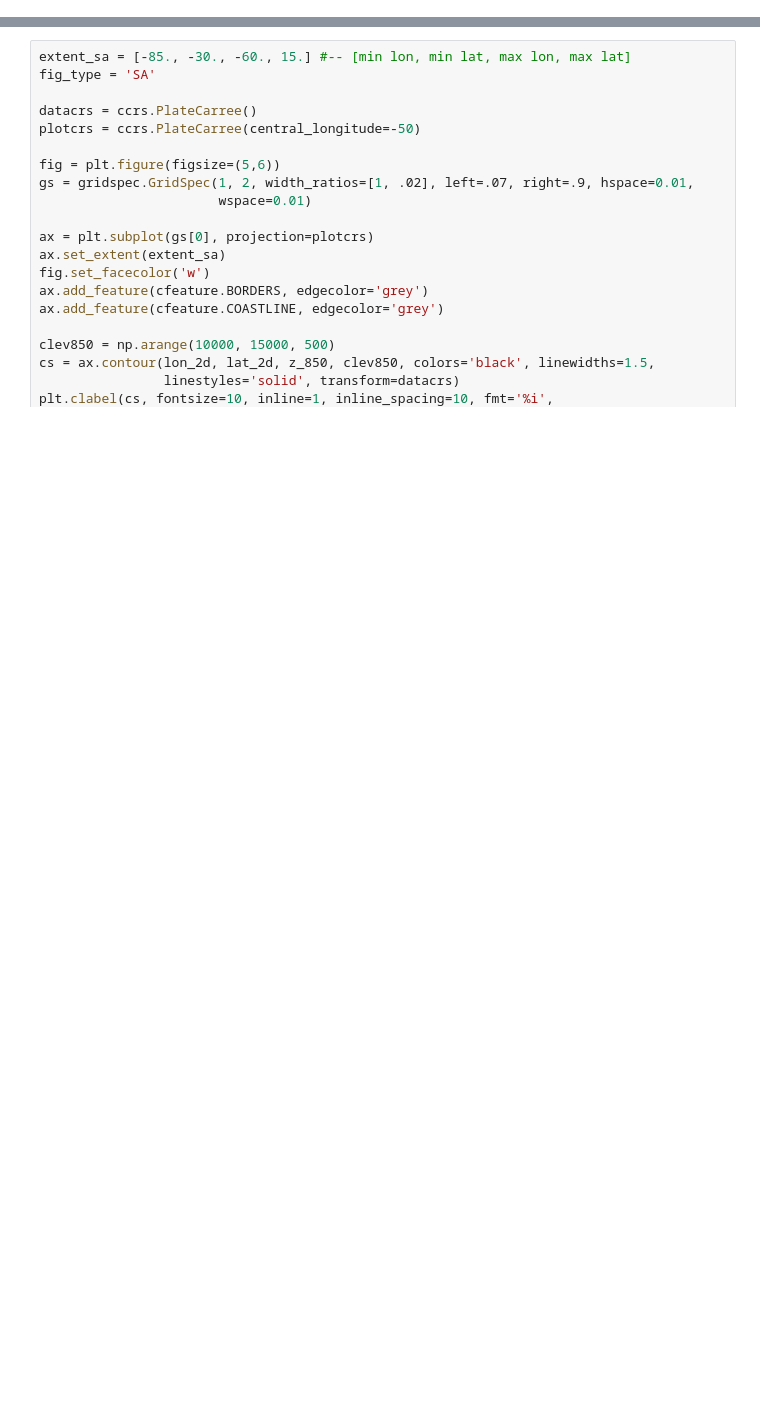
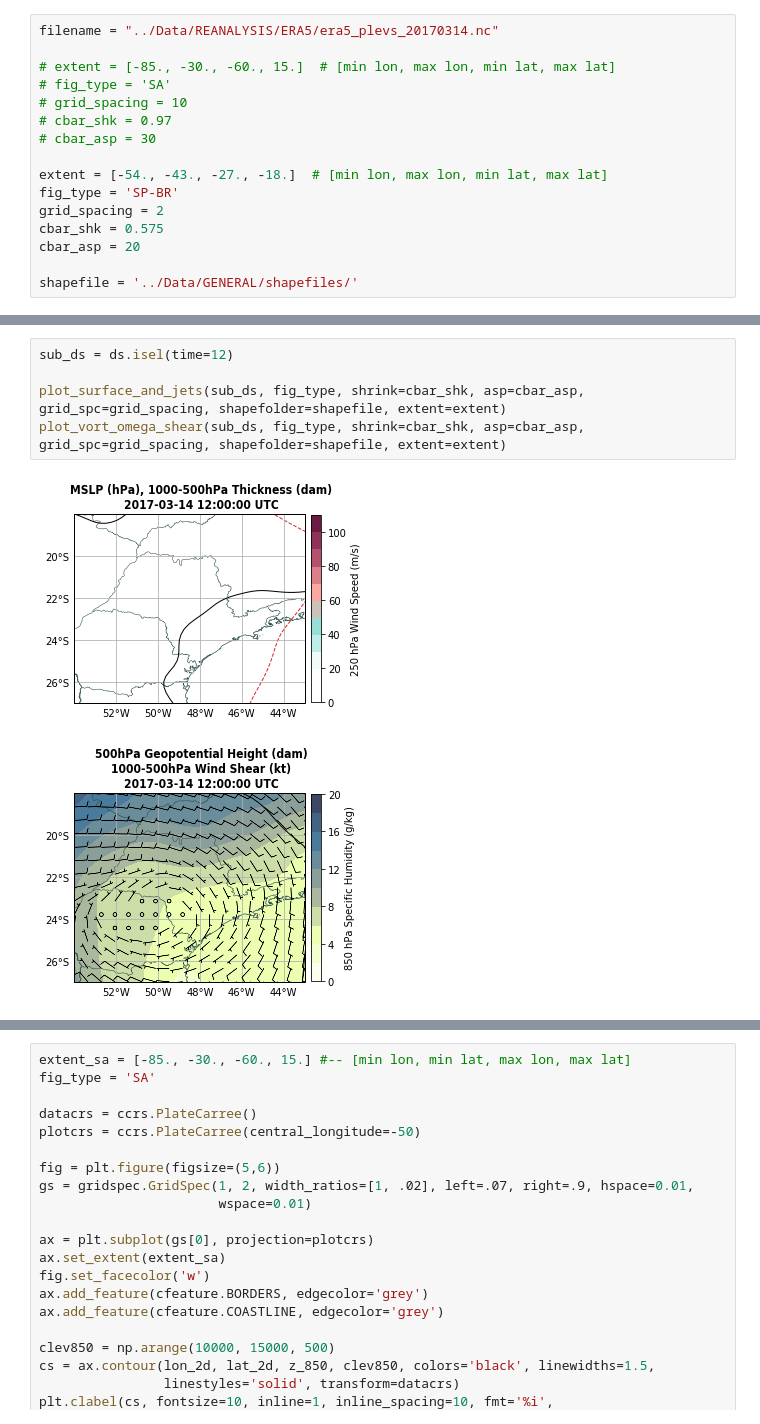
Before and after one commit to cclopes/soschuva_hail, a Jupyter notebook: Reanalysis_Processing/read_process_era5.ipynb, the cells around one changed output, grey strips where cells are left out. Saved outputs shown, nothing was run; the diff lists cells and outputs as text; blank space fills up the shorter version.

Commit message:
Major updates in Reanalysis Processing, others
Finally some figures! Almost final version...

```diff
--- a/Reanalysis_Processing/read_process_era5.ipynb
+++ b/Reanalysis_Processing/read_process_era5.ipynb
@@ -16,0 +152,16 @@ import scipy.ndimage as ndimage
+# %%
+filename = "../Data/REANALYSIS/ERA5/era5_plevs_20170314.nc"
+
+# extent = [-85., -30., -60., 15.]  # [min lon, max lon, min lat, max lat]
+# fig_type = 'SA'
+# grid_spacing = 10
+# cbar_shk = 0.97
+# cbar_asp = 30
+
+extent = [-54., -43., -27., -18.]  # [min lon, max lon, min lat, max lat]
+fig_type = 'SP-BR'
+grid_spacing = 2
+cbar_shk = 0.575
+cbar_asp = 20
+
+shapefile = '../Data/GENERAL/shapefiles/'
@@ -16,0 +210,8 @@ import scipy.ndimage as ndimage
+# %%
+sub_ds = ds.isel(time=12)
+
+plot_surface_and_jets(sub_ds, fig_type, shrink=cbar_shk, asp=cbar_asp, grid_spc=grid_spacing, shapefolder=shapefile, extent=extent)
+plot_vort_omega_shear(sub_ds, fig_type, shrink=cbar_shk, asp=cbar_asp, grid_spc=grid_spacing, shapefolder=shapefile, extent=extent)
+# %% [output]
+[figure, added]
+[figure, added]
```
Also changed, not shown: parts of 13 cells of this notebook, 59 other files.
